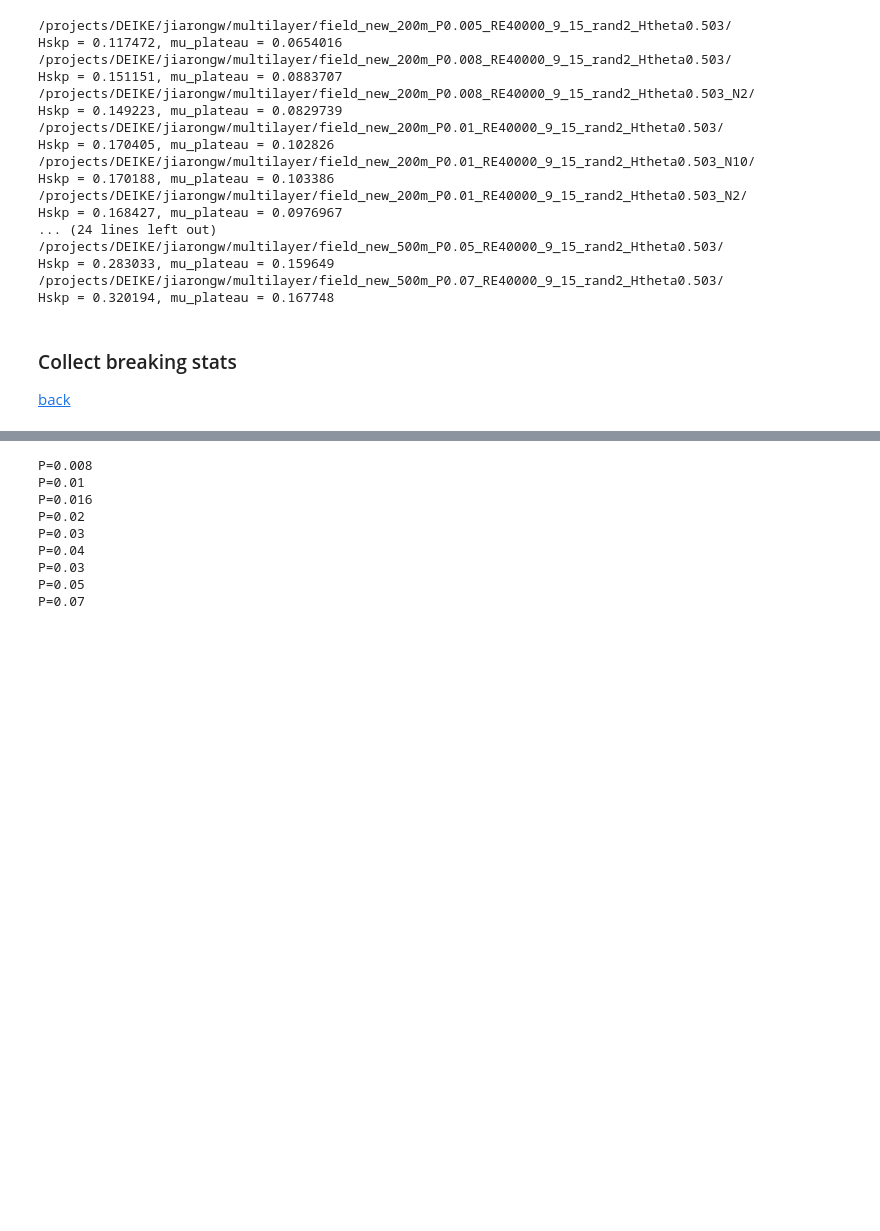
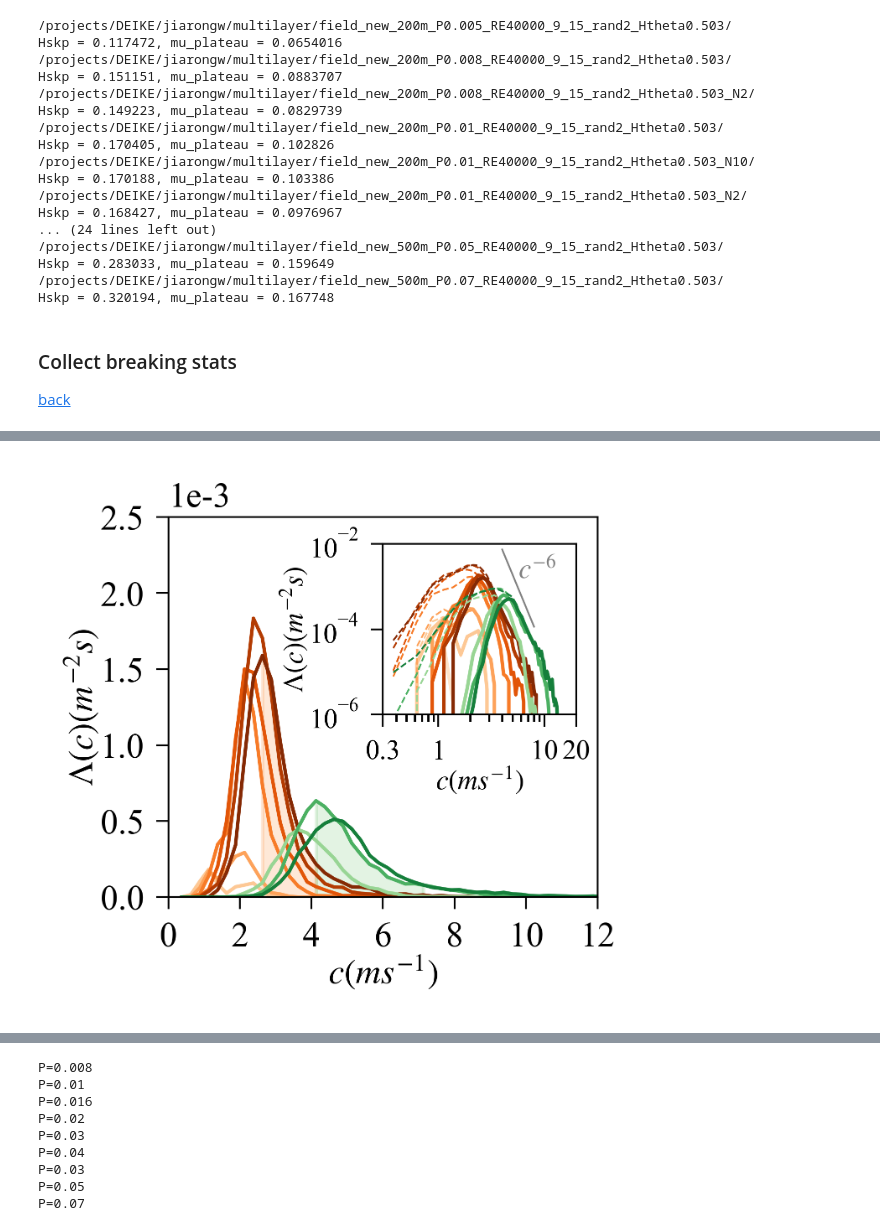
Before and after one commit to DeikeLab/jiarongw-postprocessing, a Jupyter notebook: jupyter_notebook/project_specific/multilayer/Stats.ipynb, the cells around one changed output, grey strips where cells are left out. Saved outputs shown, nothing was run; the diff lists cells and outputs as text; code cells hidden in the pictures; blank space fills up the shorter version.

```diff
--- a/jupyter_notebook/project_specific/multilayer/Stats.ipynb
+++ b/jupyter_notebook/project_specific/multilayer/Stats.ipynb
@@ -866,0 +827,88 @@ P=0.07
+# %%
+""" Not normalized Lambda(x) distribution. In both linear and lof scale.
+    hist is the number of point in each bin: normalization """
+fig = plt.figure(figsize=[2.2,2]); ax = plt.gca()
+
+zeroth_ensem = []
+first_ensem = []
+
+for k, config in enumerate(config_set):
+    print('P=%g' %config.P)
+    for j,case in enumerate(config.cases):
+        normx = 1
+        normy = 1
+        if (case.NL == 15) and (case.Npower == 5) and (case.LEVEL == 9) and (case.rand != 0) and (case.rand != 1) and (j == 0):
+            bins = case.hist_ensem['bins']
+            bins_plotting = bins[1:] - (bins[2] - bins[1])/2
+            for i,hist in enumerate(case.hist_ensem['hist_ensem']):
+                if case.Htheta == 0.503:
+                    plt.plot(bins_plotting/normx, hist/2**case.LEVEL/case.config.L0/(bins[2] - bins[1])/normy, label=config.P, c=case.config.cc, linestyle='-', alpha=1, lw=1)            # The extra filter
+                    zeroth_ensem.append(np.sum(hist/2**case.LEVEL/case.config.L0))
+                    first_ensem.append(np.sum(hist/2**case.LEVEL/case.config.L0*bins_plotting))
+
+""" Linear lim """
+plt.xlim([0,12])
+plt.ylim([0,2.5*10**(-3)]) # Linear
+plt.xticks(np.array([0,2,4,6,8,10,12])) # Linear x
+plt.yticks(np.array([0,0.5e-3,1e-3,1.5e-3,2e-3,2.5e-3])) # Linear y
+ax.ticklabel_format(style='sci', axis='y', scilimits=(0,0)) # linear
+
+formatter = ticker.FormatStrFormatter('?%1.2f')
+formatter = ticker.FormatStrFormatter('%g')
+Axis.set_major_formatter(ax.xaxis, formatter)
+
+plt.xlabel(r'$c(ms^{-1})$', labelpad=0);
+plt.ylabel(r'$\Lambda(c)(m^{-2}s)$', labelpad=0)
+
+# Maybe add the inset
+config = config2_4
+case = config.cases[0]
+bins = case.hist_ensem['bins']
+bins_plotting = bins[1:] - (bins[2] - bins[1])/2
+hist = case.hist_ensem['hist_ensem'][0]
+idx1 = (np.abs(hist - hist.max())).argmin()
+print(bins_plotting[idx1])
+idx2 = (np.abs(hist - hist.max()/10)).argmin()
+print(bins_plotting[idx2])
+plt.fill_between(
+        x=bins_plotting,
+        y1=hist/2**case.LEVEL/case.config.L0/(bins[2] - bins[1]),
+        where=(bins_plotting > 2.5)&(bins_plotting < bins_plotting[idx2]),
+        color=plt.get_cmap('Oranges')(0.5), alpha=0.2)
+config = config3_2
+case = config.cases[0]
+bins = case.hist_ensem['bins']
+bins_plotting = bins[1:] - (bins[2] - bins[1])/2
+hist = case.hist_ensem['hist_ensem'][0]
+idx1 = (np.abs(hist - hist.max())).argmin()
+print(bins_plotting[idx1])
+idx2 = (np.abs(hist - hist.max()/10)).argmin()
+print(bins_plotting[idx2])
+plt.fill_between(
+        x=bins_plotting,
+        y1=hist/2**case.LEVEL/case.config.L0/(bins[2] - bins[1]),
+        where= (bins_plotting > 4)&(bins_plotting < bins_plotting[idx2]),
+        color=plt.get_cmap('Greens')(0.5), alpha=0.2)
+
+axin = ax.inset_axes([0.50, 0.48, 0.45, 0.45])
+lambdac_inset (axin)
+
+
+# plot_inset(axin)
+# axin.tick_params(axis='both', which='major', labelsize=6)
+# axin.minorticks_off()
+
+# left, bottom, width, height = [0.37, 0.34, 0.55, 0.55]
+# ax2 = fig.add_axes([left, bottom, width, height])
+# import matplotlib.image as mpimg
+# image = mpimg.imread('figures_new/spectrum_inset.png')
+# ax2.imshow(image)
+# ax2.axis('off')
+
+# fig.savefig('figures_new/lambda_c_unit_linear_inset.pdf', bbox_inches='tight', pad_inche=0.)
+# fig.savefig('figures_vector/lambda_c_unit_linear_inset.eps', bbox_inches='tight', pad_inche=0.)
+# fig.savefig('figures_new/lambda_c_unit_log_small.pdf', bbox_inches='tight', pad_inche=0.)
+# fig.savefig('figures_vector/lambda_c_unit_log_small.eps', bbox_inches='tight', pad_inche=0.)
+fig.savefig('figures_jfm/lambda_c_unit_linear_inset.pdf', bbox_inches='tight', pad_inche=0.)
+fig.savefig('figures_jfm/lambda_c_unit_linear_inset.eps', bbox_inches='tight', pad_inche=0.)
+# %% [output]
@@ -867,3 +935,4 @@ P=0.07
+[figure, added]
 # %%
 """ Normalized Lambda(x) distribution. Also include different lines for different angle spread. """
 fig = plt.figure(figsize=[2.2,2.2]); ax = plt.gca()
```
Also changed, not shown: parts of 22 cells of this notebook, 28 other files.
